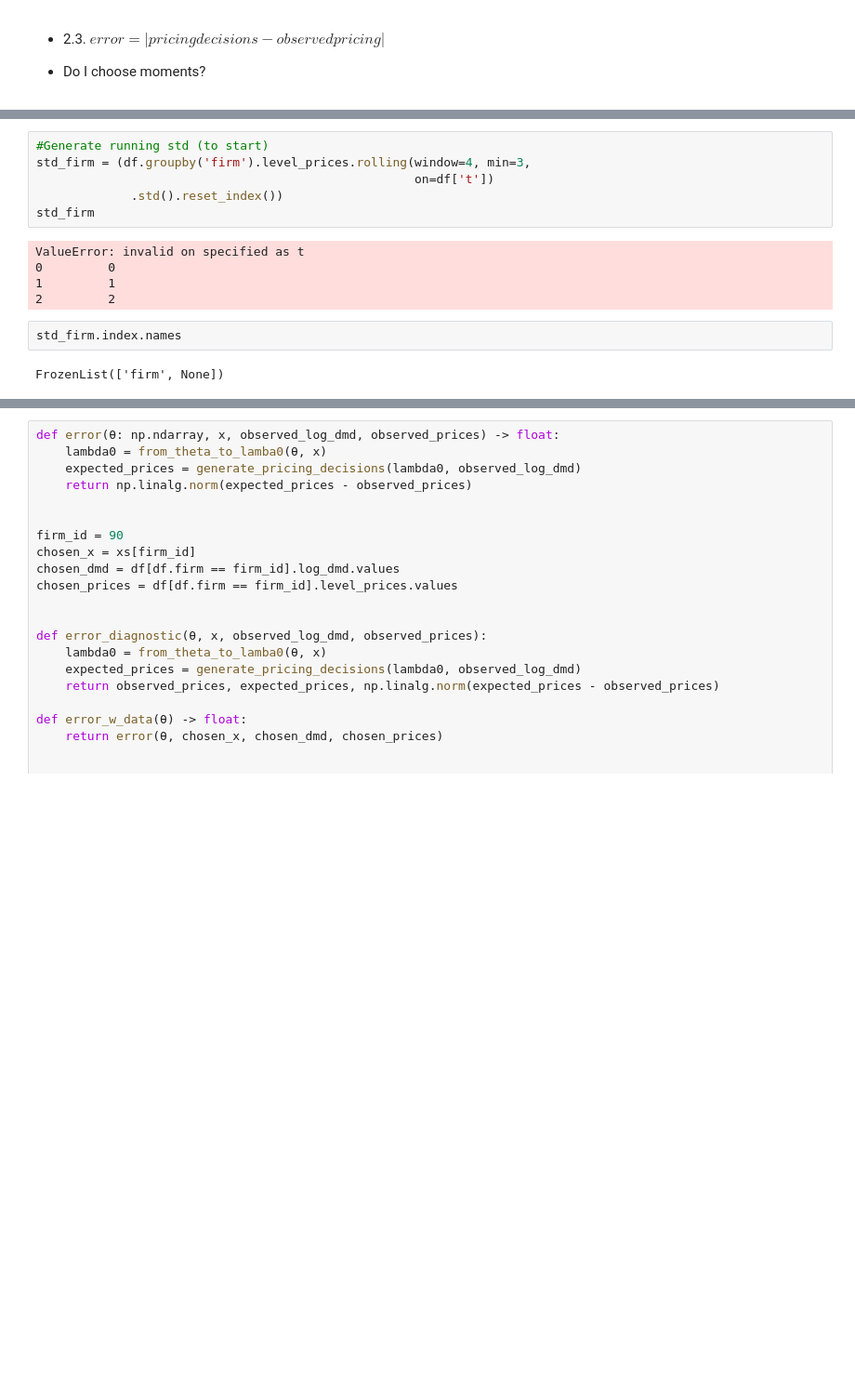
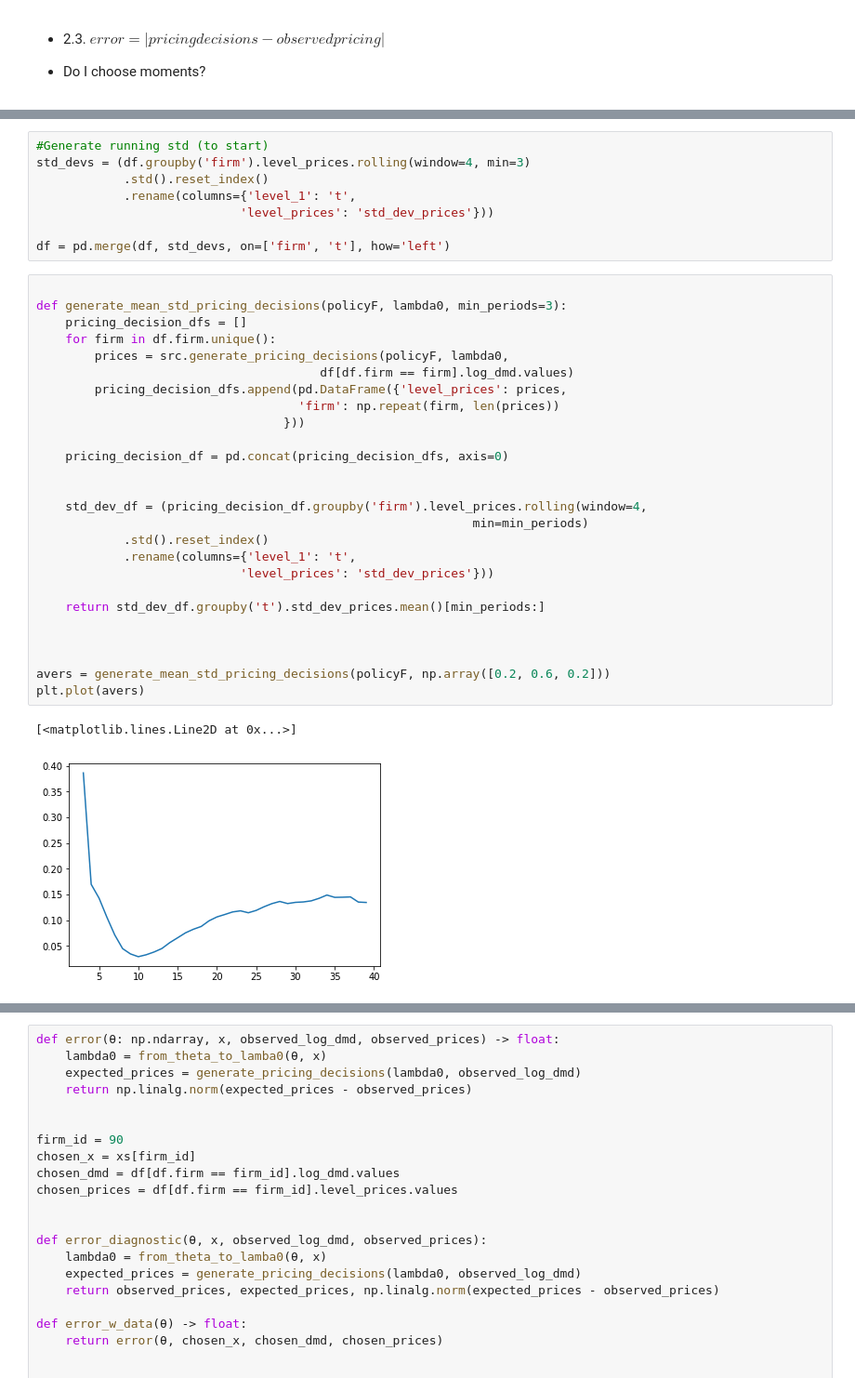
Before and after one commit to cdagnino/LearningModels, a Jupyter notebook: Notebooks/GMM_gym.ipynb, the cells around one changed output, grey strips where cells are left out. Shown at 93% size. Saved outputs shown, nothing was run; the diff lists cells and outputs as text; blank space fills up the shorter version.

```diff
--- a/Notebooks/GMM_gym.ipynb
+++ b/Notebooks/GMM_gym.ipynb
@@ -169,15 +176,37 @@ df.head(3)
 # %%
 #Generate running std (to start)
-std_firm = (df.groupby('firm').level_prices.rolling(window=4, min=3,
-                                                    on=df['t'])
-             .std().reset_index())
-std_firm
+std_devs = (df.groupby('firm').level_prices.rolling(window=4, min=3)
+            .std().reset_index()
+            .rename(columns={'level_1': 't',
+                            'level_prices': 'std_dev_prices'}))
+
+df = pd.merge(df, std_devs, on=['firm', 't'], how='left')
-# %% [output]
-ValueError: invalid on specified as t
-0         0
-1         1
-2         2
-# %%
-std_firm.index.names
-# %% [output]
-FrozenList(['firm', None])
+# %%
+
+def generate_mean_std_pricing_decisions(policyF, lambda0, min_periods=3):
+    pricing_decision_dfs = []
+    for firm in df.firm.unique():
+        prices = src.generate_pricing_decisions(policyF, lambda0,
+                                       df[df.firm == firm].log_dmd.values)
+        pricing_decision_dfs.append(pd.DataFrame({'level_prices': prices,
+                                    'firm': np.repeat(firm, len(prices))
+                                  }))
+
+    pricing_decision_df = pd.concat(pricing_decision_dfs, axis=0)
+
+
+    std_dev_df = (pricing_decision_df.groupby('firm').level_prices.rolling(window=4,
+                                                            min=min_periods)
+            .std().reset_index()
+            .rename(columns={'level_1': 't',
+                            'level_prices': 'std_dev_prices'}))
+
+    return std_dev_df.groupby('t').std_dev_prices.mean()[min_periods:]
+
+
+
+avers = generate_mean_std_pricing_decisions(policyF, np.array([0.2, 0.6, 0.2]))
+plt.plot(avers)
+# %% [output]
+[<matplotlib.lines.Line2D at 0x...>]
+[figure, added]
```
Also changed, not shown: parts of 19 cells of this notebook.
